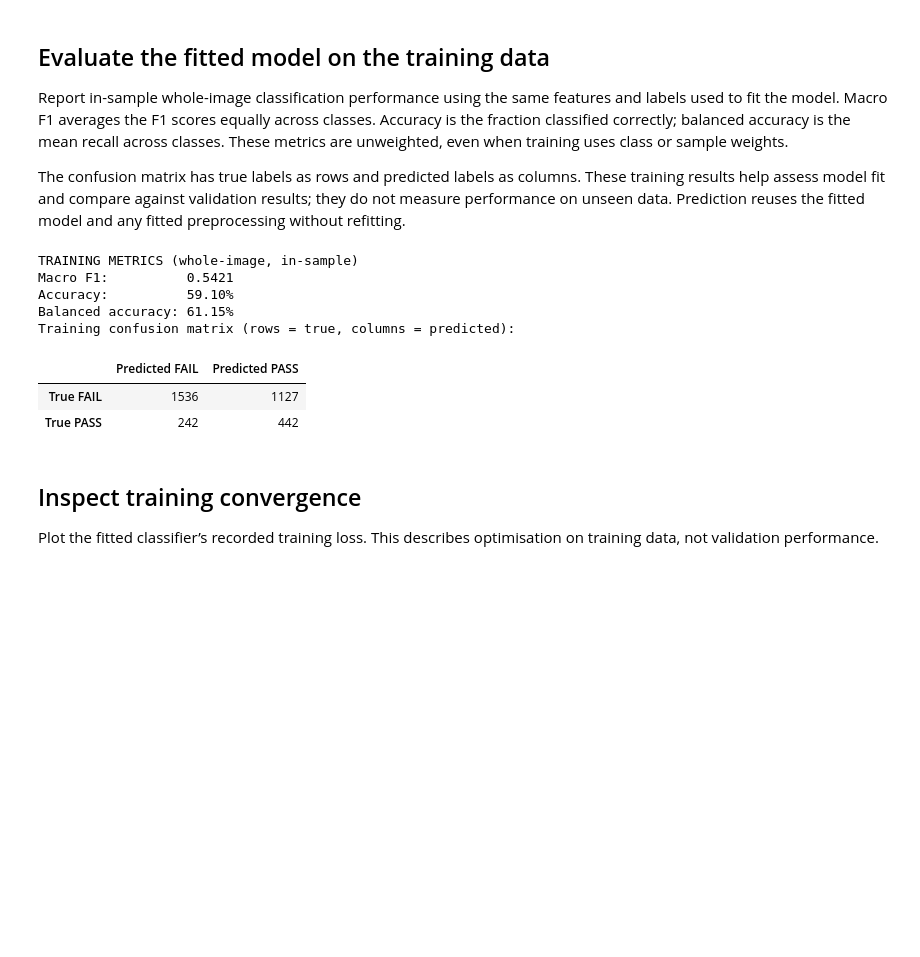
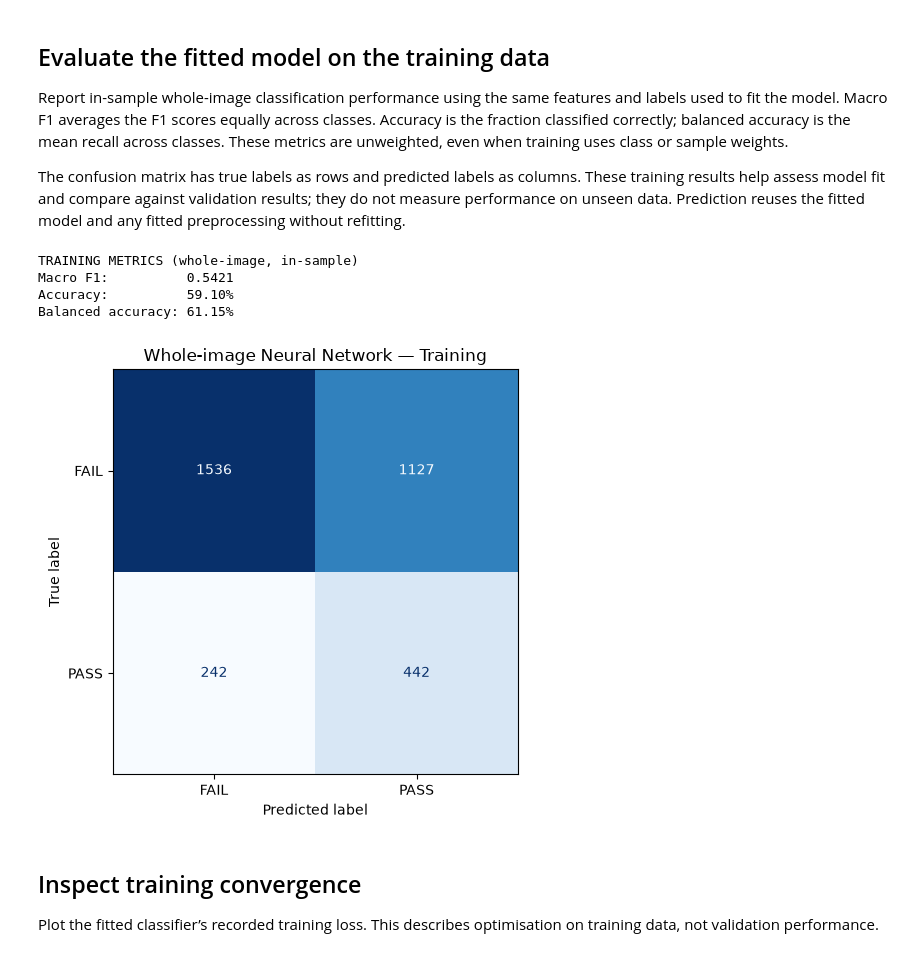
Before and after one commit to bencurwengreen/Pork-Rasher-Inspection, a Jupyter notebook: notebooks/08_train_neural_network_baseline.ipynb, the cells around one changed output. Saved outputs shown, nothing was run; the diff lists cells and outputs as text; code cells hidden in the pictures; blank space fills up the shorter version.

Commit message:
Fixed discrepancies between neural network models

```diff
--- a/notebooks/08_train_neural_network_baseline.ipynb
+++ b/notebooks/08_train_neural_network_baseline.ipynb
@@ -123,46 +123,47 @@ Report in-sample whole-image classification performance using the same features
 
 The confusion matrix has true labels as rows and predicted labels as columns. These training results help assess model fit and compare against validation results; they do not measure performance on unseen data. Prediction reuses the fitted model and any fitted preprocessing without refitting.
 # %%
+import matplotlib.pyplot as plt
 from sklearn.metrics import (
-    f1_score, accuracy_score, balanced_accuracy_score, confusion_matrix
+    f1_score, accuracy_score, balanced_accuracy_score, confusion_matrix, ConfusionMatrixDisplay
 )
 from IPython.display import display
 
 # Predict the original training examples using the already-fitted model.
 y_train_pred = model.predict(X_train)
 train_class_labels = ["FAIL", "PASS"]
 train_class_names = ["FAIL", "PASS"]
 
 train_macro_f1 = f1_score(
     y_train, y_train_pred,
     labels=train_class_labels, average="macro", zero_division=0
 )
 train_accuracy = accuracy_score(y_train, y_train_pred)
 train_balanced_accuracy = balanced_accuracy_score(y_train, y_train_pred)
 
 print("TRAINING METRICS (whole-image, in-sample)")
 print(f"Macro F1:          {train_macro_f1:.4f}")
 print(f"Accuracy:          {train_accuracy:.2%}")
 print(f"Balanced accuracy: {train_balanced_accuracy:.2%}")
 
 train_cm = confusion_matrix(
     y_train, y_train_pred, labels=train_class_labels
 )
-print("Training confusion matrix (rows = true, columns = predicted):")
-display(pd.DataFrame(
-    train_cm,
-    index=[f"True {label}" for label in train_class_names],
-    columns=[f"Predicted {label}" for label in train_class_names],
-))
+# Plot counts with rows = true labels and columns = predicted labels.
+fig, ax = plt.subplots(figsize=(6, 5))
+ConfusionMatrixDisplay(
+    confusion_matrix=train_cm,
+    display_labels=train_class_names,
+).plot(ax=ax, cmap="Blues", values_format="d", colorbar=False)
+ax.set_title('Whole-image Neural Network — Training')
+plt.tight_layout()
+plt.show()
 # %% [output]
 TRAINING METRICS (whole-image, in-sample)
 Macro F1:          0.5421
 Accuracy:          59.10%
 Balanced accuracy: 61.15%
-Training confusion matrix (rows = true, columns = predicted):
-|  | Predicted FAIL | Predicted PASS |
-| True FAIL | 1536 | 1127 |
-| True PASS | 242 | 442 |
+[figure, added]
 # %% [markdown]
 ## Inspect training convergence
 
```
Also changed, not shown: parts of 2 cells of this notebook, 4 other files.
